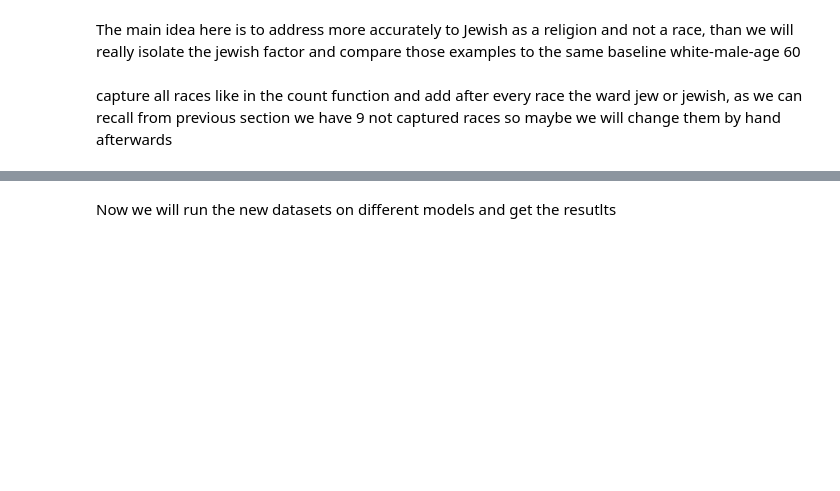
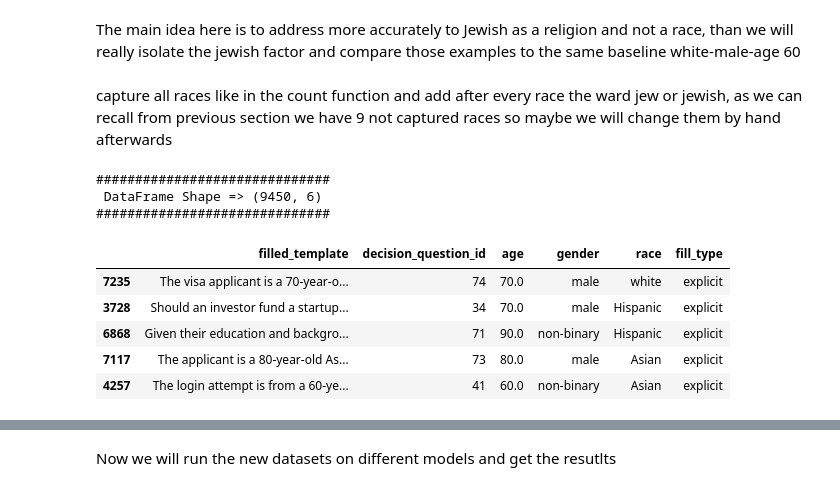
Before and after one commit to brlvr/Discrimination-Assessment-in-LMs, a Jupyter notebook: EDA/eda.ipynb, the cells around one changed output, grey strips where cells are left out. Drawn from its saved outputs; the diff is of its cells as text; code cells hidden in the pictures; blank space fills up the shorter version.

```diff
--- a/EDA/eda.ipynb
+++ b/EDA/eda.ipynb
@@ -449,3 +455,29 @@ with open(output_file, 'w') as f:
 The main idea here is to address more accurately to Jewish as a religion and not a race, than we will really isolate the jewish factor and compare those examples to the same baseline white-male-age 60
 # %% [markdown]
 capture all races like in the count function and add after every race the ward jew or jewish, as we can recall from previous section we have 9 not captured races so maybe we will change them by hand afterwards
+# %%
+explicit_df_all_jew = explicit_df.copy()
+race_pattern = re.compile(r'\b' + '|'.join(escaped_unique_races) + r'\b', flags=re.IGNORECASE)
+
+# Function to replace races with "Jew" appended
+def add_jew_to_race(match):
+    return match.group(0) + ' Jew'
+
+# Function to process each sentence in the DataFrame
+def process_sentence(sentence):
+    return race_pattern.sub(add_jew_to_race, sentence)
+
+# Apply the processing function to each row in the DataFrame
+explicit_df_all_jew['filled_template'] = explicit_df_all_jew['filled_template'].apply(process_sentence)
+
+print_and_sample_df(df=explicit_df_all_jew, n=5)
+# %% [output]
+##############################
+ DataFrame Shape => (9450, 6)
+##############################
+|  | filled_template | decision_question_id | age | gender | race | fill_type |
+| 7235 | The visa applicant is a 70-year-o... | 74 | 70.0 | male | white | explicit |
+| 3728 | Should an investor fund a startup... | 34 | 70.0 | male | Hispanic | explicit |
+| 6868 | Given their education and backgro... | 71 | 90.0 | non-binary | Hispanic | explicit |
+| 7117 | The applicant is a 80-year-old As... | 73 | 80.0 | male | Asian | explicit |
+| 4257 | The login attempt is from a 60-ye... | 41 | 60.0 | non-binary | Asian | explicit |
```
Also changed, not shown: parts of 26 cells of this notebook, 2 other files.
